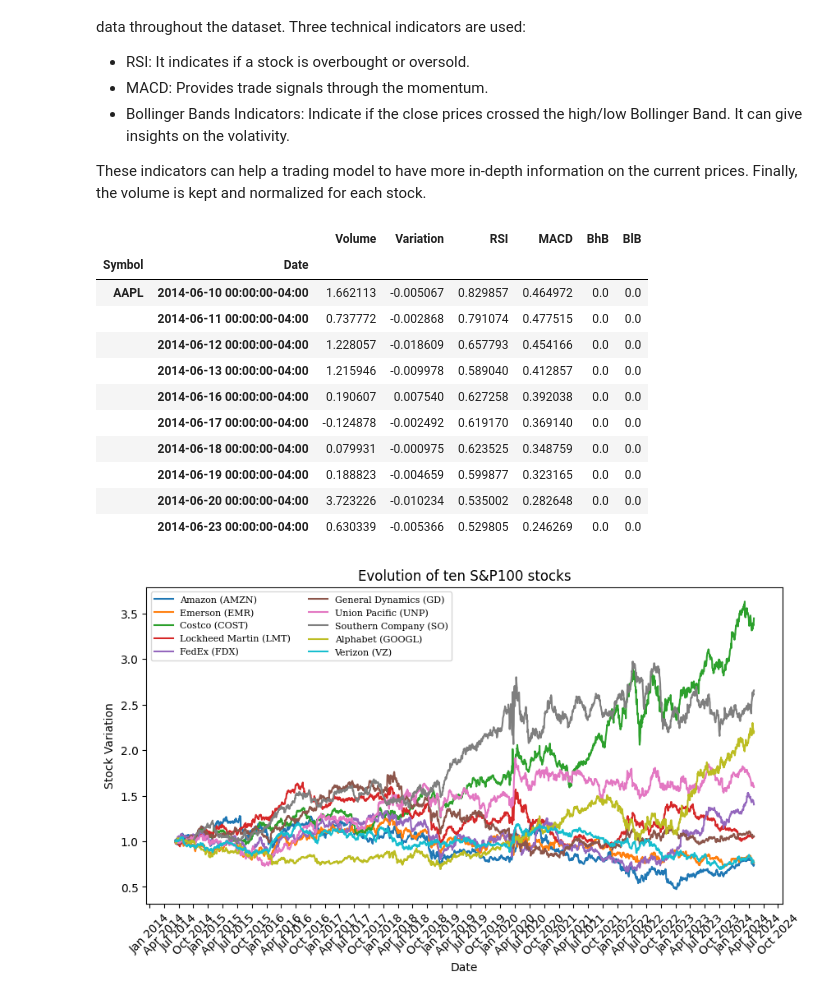
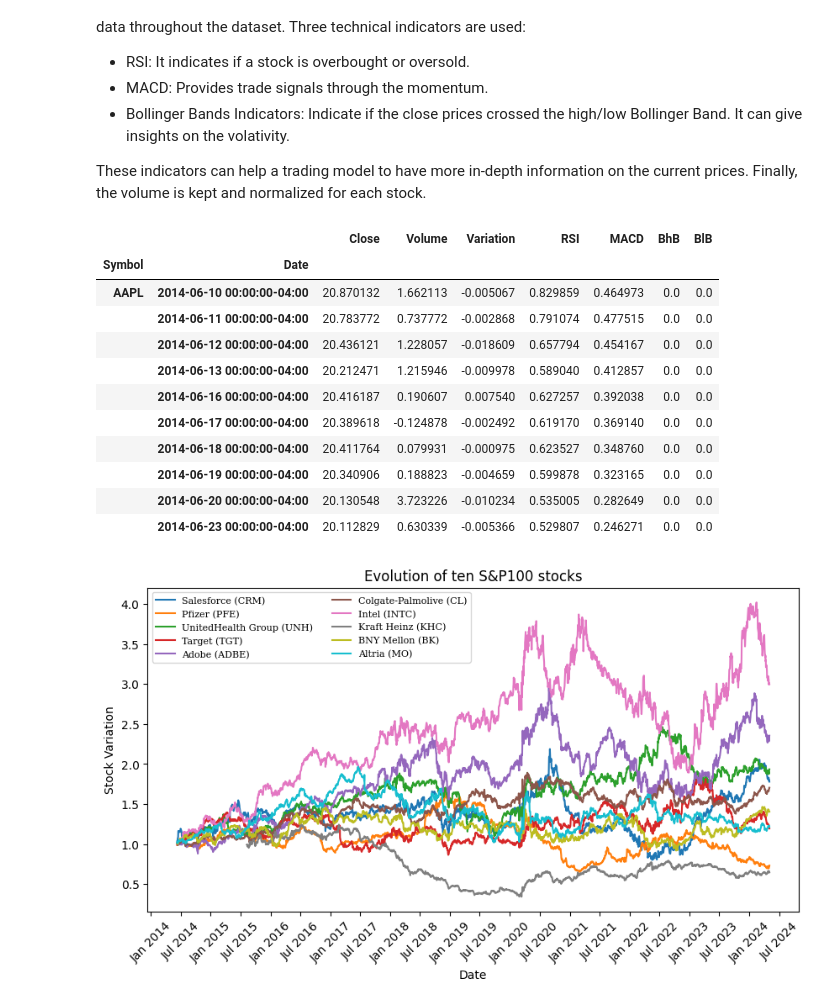
Before and after one commit to timothewt/SP100AnalysisWithGNNs, a Jupyter notebook: notebooks/1-data_collection_and_preprocessing.ipynb, the cells around one changed output. Saved outputs shown, nothing was run; the diff lists cells and outputs as text; code cells hidden in the pictures.

```diff
--- a/notebooks/1-data_collection_and_preprocessing.ipynb
+++ b/notebooks/1-data_collection_and_preprocessing.ipynb
@@ -58,36 +65,36 @@ for idx, stock_values in enumerate(values):
 	stock_values["MACD"] = macd(stock_values["Close"])
 	stock_values["BhB"] = bollinger_hband_indicator(stock_values["Close"])
 	stock_values["BlB"] = bollinger_lband_indicator(stock_values["Close"])
-	stock_values.drop(columns=["Open", "Close", "High", "Low"], inplace=True)
+	stock_values.drop(columns=["Open", "High", "Low"], inplace=True)
 values = pd.concat(values, keys=stocks.index).dropna()
 values.head(n=10)
 # %% [output]
-|  |  | Volume | Variation | RSI | MACD | BhB | BlB |
-| Symbol | Date |  |  |  |  |  |  |
-| AAPL | 2014-06-10 00:00:00-04:00 | 1.662113 | -0.005067 | 0.829857 | 0.464972 | 0.0 | 0.0 |
-|  | 2014-06-11 00:00:00-04:00 | 0.737772 | -0.002868 | 0.791074 | 0.477515 | 0.0 | 0.0 |
-|  | 2014-06-12 00:00:00-04:00 | 1.228057 | -0.018609 | 0.657793 | 0.454166 | 0.0 | 0.0 |
-|  | 2014-06-13 00:00:00-04:00 | 1.215946 | -0.009978 | 0.589040 | 0.412857 | 0.0 | 0.0 |
-|  | 2014-06-16 00:00:00-04:00 | 0.190607 | 0.007540 | 0.627258 | 0.392038 | 0.0 | 0.0 |
-|  | 2014-06-17 00:00:00-04:00 | -0.124878 | -0.002492 | 0.619170 | 0.369140 | 0.0 | 0.0 |
-|  | 2014-06-18 00:00:00-04:00 | 0.079931 | -0.000975 | 0.623525 | 0.348759 | 0.0 | 0.0 |
-|  | 2014-06-19 00:00:00-04:00 | 0.188823 | -0.004659 | 0.599877 | 0.323165 | 0.0 | 0.0 |
-|  | 2014-06-20 00:00:00-04:00 | 3.723226 | -0.010234 | 0.535002 | 0.282648 | 0.0 | 0.0 |
-|  | 2014-06-23 00:00:00-04:00 | 0.630339 | -0.005366 | 0.529805 | 0.246269 | 0.0 | 0.0 |
+|  |  | Close | Volume | Variation | RSI | MACD | BhB | BlB |
+| Symbol | Date |  |  |  |  |  |  |  |
+| AAPL | 2014-06-10 00:00:00-04:00 | 20.870132 | 1.662113 | -0.005067 | 0.829859 | 0.464973 | 0.0 | 0.0 |
+|  | 2014-06-11 00:00:00-04:00 | 20.783772 | 0.737772 | -0.002868 | 0.791074 | 0.477515 | 0.0 | 0.0 |
+|  | 2014-06-12 00:00:00-04:00 | 20.436121 | 1.228057 | -0.018609 | 0.657794 | 0.454167 | 0.0 | 0.0 |
+|  | 2014-06-13 00:00:00-04:00 | 20.212471 | 1.215946 | -0.009978 | 0.589040 | 0.412857 | 0.0 | 0.0 |
+|  | 2014-06-16 00:00:00-04:00 | 20.416187 | 0.190607 | 0.007540 | 0.627257 | 0.392038 | 0.0 | 0.0 |
+|  | 2014-06-17 00:00:00-04:00 | 20.389618 | -0.124878 | -0.002492 | 0.619170 | 0.369140 | 0.0 | 0.0 |
+|  | 2014-06-18 00:00:00-04:00 | 20.411764 | 0.079931 | -0.000975 | 0.623527 | 0.348760 | 0.0 | 0.0 |
+|  | 2014-06-19 00:00:00-04:00 | 20.340906 | 0.188823 | -0.004659 | 0.599878 | 0.323165 | 0.0 | 0.0 |
+|  | 2014-06-20 00:00:00-04:00 | 20.130548 | 3.723226 | -0.010234 | 0.535005 | 0.282649 | 0.0 | 0.0 |
+|  | 2014-06-23 00:00:00-04:00 | 20.112829 | 0.630339 | -0.005366 | 0.529807 | 0.246271 | 0.0 | 0.0 |
 # %%
 plt.figure(figsize=(10, 5))
 
 for stock in np.random.choice(stocks.index, size=10, replace=False):
 	plt.plot(values.loc[stock].index, np.cumprod(1 + values.loc[stock]["Variation"]), label=f'{stocks.loc[stock]["Name"]} ({stock})')
 plt.title(f"Evolution of ten S&P100 stocks")
 plt.xlabel('Date')
 plt.gca().tick_params(axis='x', rotation=45)
-plt.gca().xaxis.set_major_locator(mdates.MonthLocator(interval=3))
+plt.gca().xaxis.set_major_locator(mdates.MonthLocator(interval=6))
 plt.gca().xaxis.set_major_formatter(mdates.DateFormatter('%b %Y'))
 plt.ylabel('Stock Variation')
 plt.legend(ncol=2, loc="upper left", prop={'size': 8, 'family': 'serif'})
 plt.show()
 # %% [output]
-[figure, old version]
+[figure, new version]
 # %%
 values.to_csv("../data/SP100/raw/values.csv")
```
Also changed, not shown: parts of 6 cells of this notebook, 1 other file.
